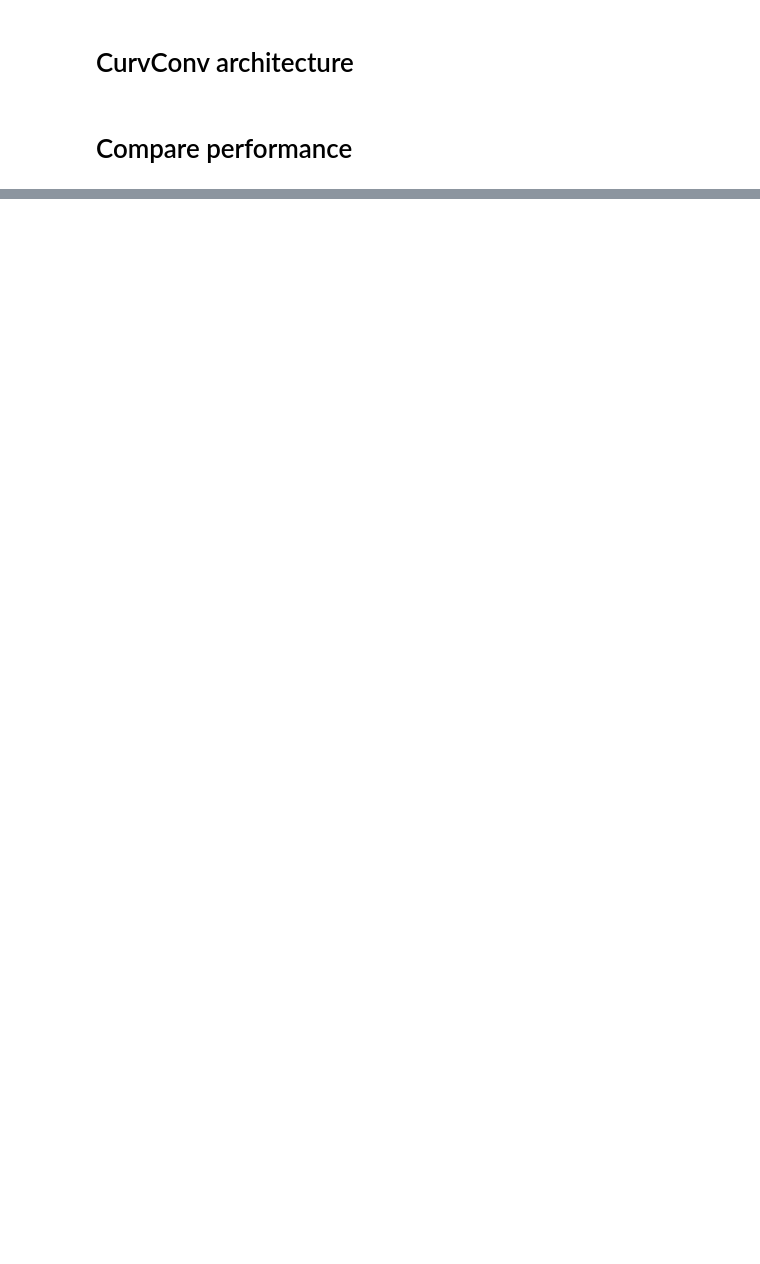
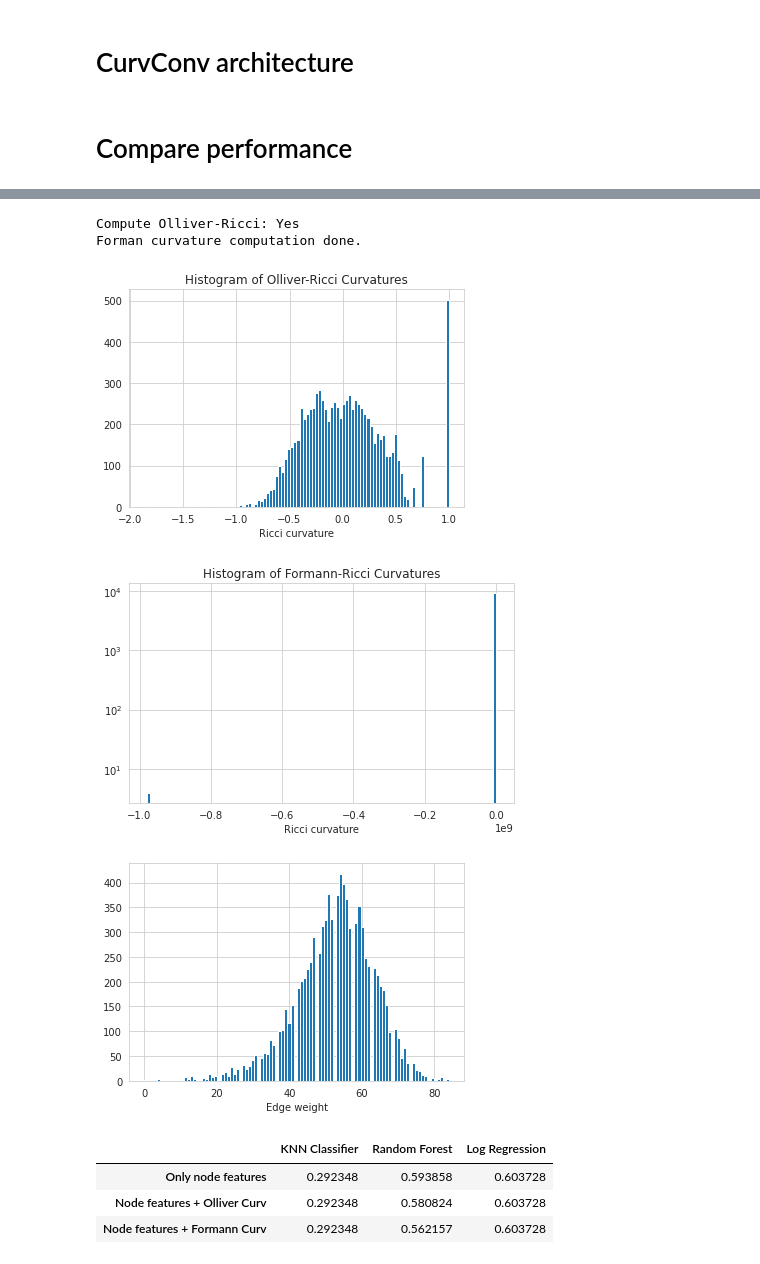
Before and after one commit to blufzzz/Discrete-Curvature-Graph-Classification, a Jupyter notebook: main.ipynb, the cells around one changed output, grey strips where cells are left out. Cells and saved outputs as stored; diff of their text form; code cells hidden in the pictures; blank space fills up the shorter version.

```diff
--- a/main.ipynb
+++ b/main.ipynb
@@ -391,0 +299,46 @@ plt.show()
+# %%
+compute_olliver_ricci = data.edge_index.shape[1] < 20*1e3
+weighted_edges = edge_weight_type != 'one'
+learn_curv_edges = False
+from collections import Counter
+nbr_topk = max(Counter(data.edge_index[0].tolist()).values())
+
+print('Compute Olliver-Ricci:', 'Yes' if compute_olliver_ricci else 'No')
+
+if compute_olliver_ricci:
+    orc = OllivierRicci(data_nx, alpha=0.5, verbose="ERROR", nbr_topk=nbr_topk)
+    _ = orc.compute_ricci_curvature()
+    G_orc = orc.G.copy()
+    ricci_curvatures_olliver = nx.get_edge_attributes(G_orc, "ricciCurvature")
+    ricci_curvatures_olliver_nodes = [(G_orc.nodes[i]['ricciCurvature'] if hasattr(G_orc.nodes[i],'ricciCurvature') else 1e-15) for i in list(G_orc.nodes)]
+    #nx.get_node_attributes(G_orc, 'ricciCurvature')
+    # plot
+    plt.figure()
+    plt.hist(ricci_curvatures_olliver.values(),bins=100)
+    plt.xlabel('Ricci curvature')
+    plt.title("Histogram of Olliver-Ricci Curvatures")
+
+G_frc = FormannCurvature(data_nx, weighted=weighted_edges)
+ricci_curvatures_formann = nx.get_edge_attributes(G_frc, 'formanCurvature')
+ricci_curvatures_formann_nodes = [G_frc.nodes[i]['formanCurvature'] if hasattr(G_frc.nodes[i], 'formanCurvature') else 1e-15 for i in list(G_frc.nodes)]
+#nx.get_node_attributes(G_frc, 'formanCurvature')
+# plot
+plt.figure()
+plt.yscale('log')
+plt.hist(ricci_curvatures_formann.values(),bins=100)
+plt.xlabel('Ricci curvature')
+plt.title("Histogram of Formann-Ricci Curvatures")
+plt.tight_layout()
+
+edges_weights =  nx.get_edge_attributes(data_nx, "weight")
+# plot
+plt.figure()
+plt.hist(edges_weights.values(),bins=100)
+plt.xlabel('Edge weight')
+plt.show()
+# %% [output]
+Compute Olliver-Ricci: Yes
+Forman curvature computation done.
+[figure, added]
+[figure, added]
+[figure, added]
@@ -391,0 +358,12 @@ plt.show()
+# %%
+df = pd.DataFrame(columns=results_nodes.keys(),
+             index=['Only node features', 'Node features + Olliver Curv', 'Node features + Formann Curv'],
+             data=np.array([list(results_nodes.values()),
+                        list(results_nodes_curv_olliver.values()),
+                        list(results_nodes_curv_forman.values())]))
+df
+# %% [output]
+|  | KNN Classifier | Random Forest | Log Regression |
+| Only node features | 0.292348 | 0.593858 | 0.603728 |
+| Node features + Olliver Curv | 0.292348 | 0.580824 | 0.603728 |
+| Node features + Formann Curv | 0.292348 | 0.562157 | 0.603728 |
```
Also changed, not shown: parts of 50 cells of this notebook.
